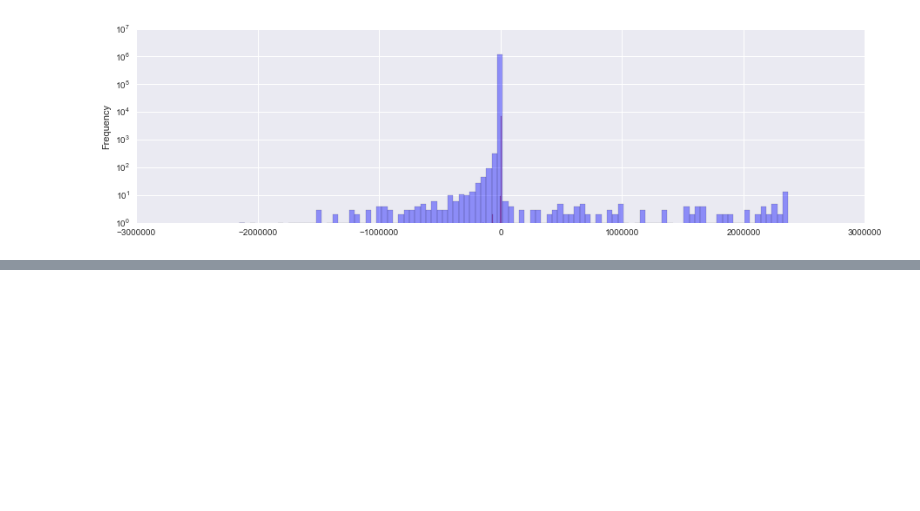
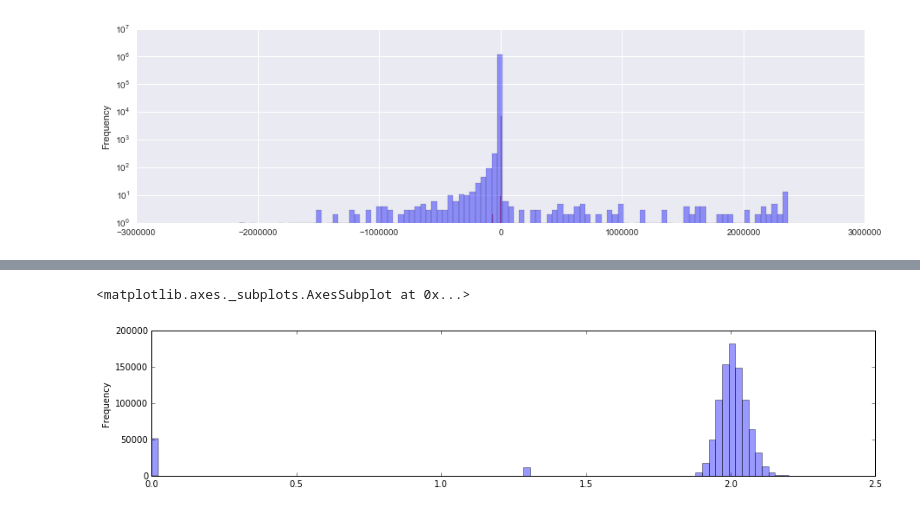
Before and after one commit to kumaran-5555/ML, a Jupyter notebook: Kaggle_Bosch/Deeper Analysis.ipynb, the cells around one changed output, grey strips where cells are left out. Drawn from its saved outputs; the diff is of its cells as text; code cells hidden in the pictures; blank space fills up the shorter version.

Commit message:
after bosch

```diff
--- a/Kaggle_Bosch/Deeper Analysis.ipynb
+++ b/Kaggle_Bosch/Deeper Analysis.ipynb
@@ -116,0 +97,5 @@ Name: leak1, dtype: float64
+# %%
+# Temp
+import scipy.stats
+import pickle
+train = pickle.load(open(r'E:\Git\ML\Kaggle_Bosch\Data\WithInter1\train.pkl', 'rb'))
@@ -116,0 +157,9 @@ Name: leak1, dtype: float64
+# %%
+%matplotlib inline
+import matplotlib.pyplot as plt
+
+_, ax = plt.subplots(1,1, figsize=(15,3))
+train['L3_S30_F3809'].plot.hist(ax=ax, alpha=0.4, bins=100)
+# %% [output]
+<matplotlib.axes._subplots.AxesSubplot at 0x...>
+[figure, added]
```
Also changed, not shown: parts of 9 cells of this notebook, 13 other files.
